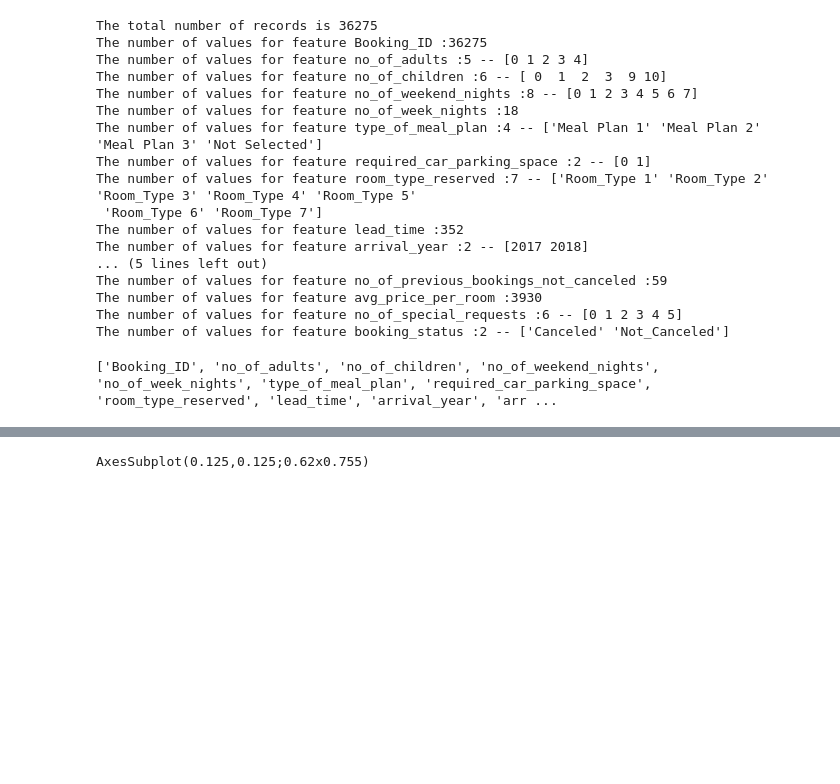
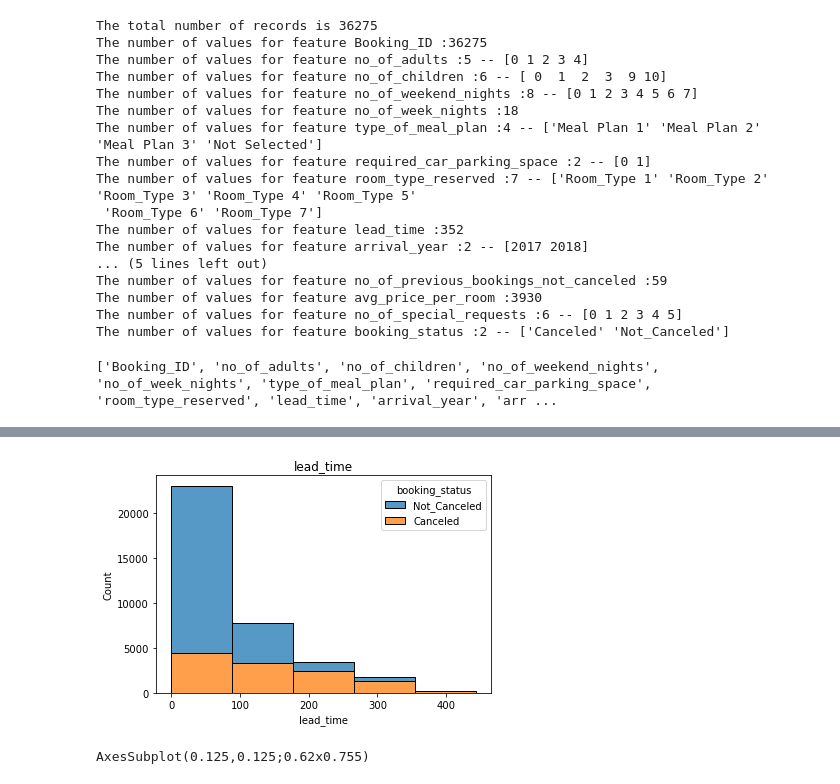
Before and after one commit to christopherjkbooth/cancellation-prediction, a Jupyter notebook: cancellation.ipynb, the cells around one changed output, grey strips where cells are left out. Saved outputs shown, nothing was run; the diff lists cells and outputs as text; code cells hidden in the pictures; blank space fills up the shorter version.

```diff
--- a/cancellation.ipynb
+++ b/cancellation.ipynb
@@ -150,3 +181,9 @@ for n in catergorical_columns:
+# %%
+sns.histplot(data = df, x = 'lead_time', hue='booking_status', bins=5, multiple ='stack')
+plt.title('lead_time')
+plt.show()
+# %% [output]
+[figure, added]
 # %%
 df1 = df.drop(columns = ['Booking_ID', 'arrival_year'])
 df1["booking_status"] = df1["booking_status"].replace(['Canceled'],1)
```
Also changed, not shown: parts of 17 cells of this notebook.
